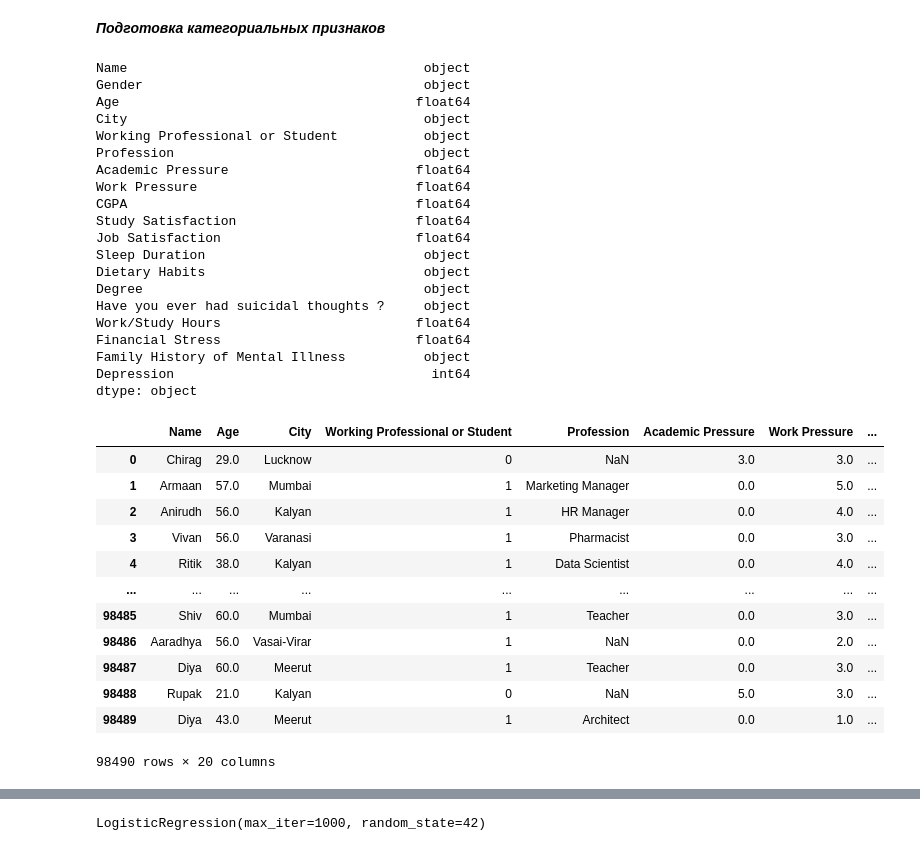
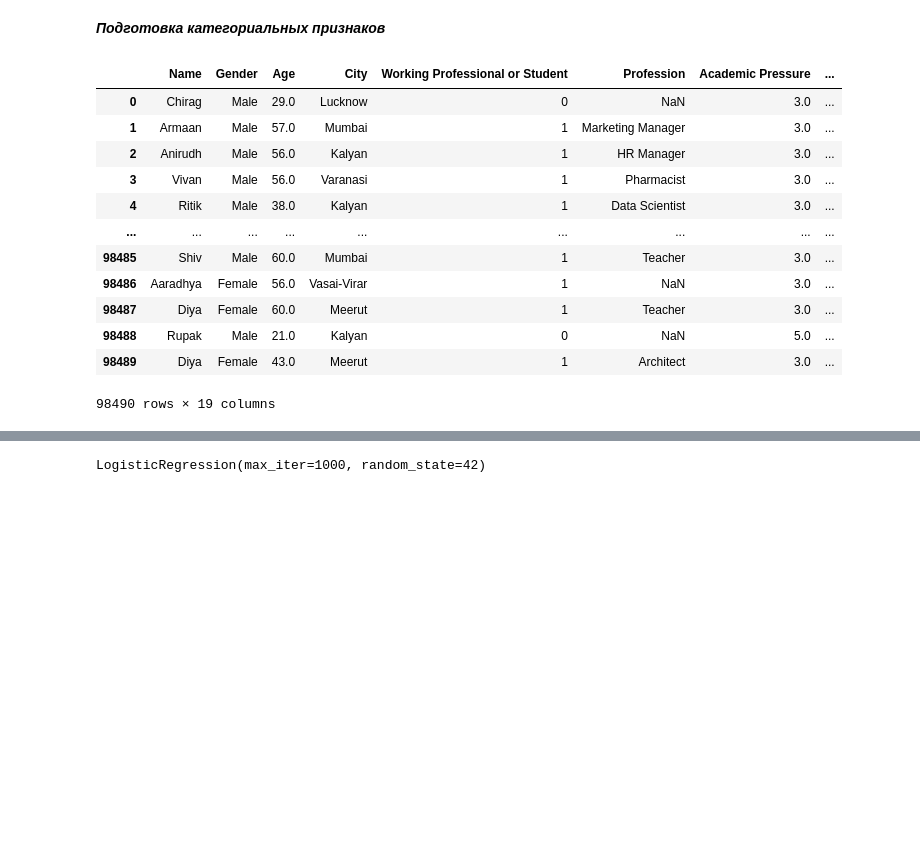
Before and after one commit to NikitaMaltsevvv/SIAFT_INTENSIVE, a Jupyter notebook: baseline.ipynb, the cells around one changed output, grey strips where cells are left out. Cells and saved outputs as stored; diff of their text form; code cells hidden in the pictures; blank space fills up the shorter version.

```diff
--- a/baseline.ipynb
+++ b/baseline.ipynb
@@ -207,58 +220,47 @@ train['Work Pressure'] = train['Work Pressure'].fillna(median_work_pressure)
 # %% [markdown]
 ***Подготовка категориальных признаков***
 # %%
-display(train.dtypes)
-
 train['Working Professional or Student'] = train['Working Professional or Student'].replace({'Working Professional': 1, 'Student': 0, 'nan': 0}).astype(int)
 test['Working Professional or Student'] = test['Working Professional or Student'].replace({'Working Professional': 1, 'Student': 0, 'nan': 0}).astype(int)
 
-train['Academic Pressure'] = train['Academic Pressure'].fillna(0)
-test['Academic Pressure'] = test['Academic Pressure'].fillna(0)
+train['Have you ever had suicidal thoughts ?'] = train['Have you ever had suicidal thoughts ?'].replace({'Yes': 1, 'No': 0, 'nan': 0}).astype(int)
+test['Have you ever had suicidal thoughts ?'] = test['Have you ever had suicidal thoughts ?'].replace({'Yes': 1, 'No': 0, 'nan': 0}).astype(int)
 
-freq = train['Sleep Duration'].value_counts(normalize=True)
-train['Sleep Duration'] = train['Sleep Duration'].map(freq)
+# Создаем One-Hot Encoder с игнорированием неизвестных категорий
+# encoder = OneHotEncoder(sparse_output=False, handle_unknown="ignore")
 
-train['Have you ever had suicidal thoughts ?'] = train['Have you ever had suicidal thoughts ?'].replace({'Yes': 1, 'No': 0, 'nan': 0}).astype(int)
+# Обучаем на train, применяем к train и test
+# onehot_columns_train = encoder.fit_transform(train[['Sleep Duration']])
+# onehot_columns_test = encoder.transform(test[['Sleep Duration']])
 
-train['Family History of Mental Illness'] = train['Family History of Mental Illness'].replace({'Yes': 1, 'No': 0, 'nan': 0}).astype(int)
+# Получаем осмысленные имена столбцов
+# column_names = encoder.get_feature_names_out(["Sleep Duration"])
 
-train = pd.get_dummies(train, columns=['Gender'], dtype=float)
-#train.drop(['Age'])
+# Создаем DataFrame с OHE и правильными именами
+# train_ohe = pd.DataFrame(onehot_columns_train, columns=column_names, index=train.index)
+# test_ohe = pd.DataFrame(onehot_columns_test, columns=column_names, index=test.index)
 
+# Объединяем с исходными DataFrame
+# train = pd.concat([train, train_ohe], axis=1).drop(columns=["Sleep Duration"])
+# test = pd.concat([test, test_ohe], axis=1).drop(columns=["Sleep Duration"])
+
+#train = pd.get_dummies(train, columns=['Gender'], dtype=float)
 display(train)
+# profile_train = ProfileReport(train, title="Profiling Report")
+# profile_train.to_file("train1.html")
 # %% [output]
+|  | Name | Gender | Age | City | Working Professional or Student | Profession | Academic Pressure | ... |
+| 0 | Chirag | Male | 29.0 | Lucknow | 0 | NaN | 3.0 | ... |
+| 1 | Armaan | Male | 57.0 | Mumbai | 1 | Marketing Manager | 3.0 | ... |
+| 2 | Anirudh | Male | 56.0 | Kalyan | 1 | HR Manager | 3.0 | ... |
+| 3 | Vivan | Male | 56.0 | Varanasi | 1 | Pharmacist | 3.0 | ... |
+| 4 | Ritik | Male | 38.0 | Kalyan | 1 | Data Scientist | 3.0 | ... |
+| ... | ... | ... | ... | ... | ... | ... | ... | ... |
+| 98485 | Shiv | Male | 60.0 | Mumbai | 1 | Teacher | 3.0 | ... |
+| 98486 | Aaradhya | Female | 56.0 | Vasai-Virar | 1 | NaN | 3.0 | ... |
+| 98487 | Diya | Female | 60.0 | Meerut | 1 | Teacher | 3.0 | ... |
+| 98488 | Rupak | Male | 21.0 | Kalyan | 0 | NaN | 5.0 | ... |
+| 98489 | Diya | Female | 43.0 | Meerut | 1 | Architect | 3.0 | ... |
-Name                                      object
-Gender                                    object
-Age                                      float64
-City                                      object
-Working Professional or Student           object
-Profession                                object
-Academic Pressure                        float64
-Work Pressure                            float64
-CGPA                                     float64
-Study Satisfaction                       float64
-Job Satisfaction                         float64
-Sleep Duration                            object
-Dietary Habits                            object
-Degree                                    object
-Have you ever had suicidal thoughts ?     object
-Work/Study Hours                         float64
-Financial Stress                         float64
-Family History of Mental Illness          object
-Depression                                 int64
-dtype: object
+98490 rows × 19 columns
-|  | Name | Age | City | Working Professional or Student | Profession | Academic Pressure | Work Pressure | ... |
-| 0 | Chirag | 29.0 | Lucknow | 0 | NaN | 3.0 | 3.0 | ... |
-| 1 | Armaan | 57.0 | Mumbai | 1 | Marketing Manager | 0.0 | 5.0 | ... |
-| 2 | Anirudh | 56.0 | Kalyan | 1 | HR Manager | 0.0 | 4.0 | ... |
-| 3 | Vivan | 56.0 | Varanasi | 1 | Pharmacist | 0.0 | 3.0 | ... |
-| 4 | Ritik | 38.0 | Kalyan | 1 | Data Scientist | 0.0 | 4.0 | ... |
-| ... | ... | ... | ... | ... | ... | ... | ... | ... |
-| 98485 | Shiv | 60.0 | Mumbai | 1 | Teacher | 0.0 | 3.0 | ... |
-| 98486 | Aaradhya | 56.0 | Vasai-Virar | 1 | NaN | 0.0 | 2.0 | ... |
-| 98487 | Diya | 60.0 | Meerut | 1 | Teacher | 0.0 | 3.0 | ... |
-| 98488 | Rupak | 21.0 | Kalyan | 0 | NaN | 5.0 | 3.0 | ... |
-| 98489 | Diya | 43.0 | Meerut | 1 | Architect | 0.0 | 1.0 | ... |
-98490 rows × 20 columns
 # %%
 #sns.scatterplot(x=train['Sleep Duration'], y=train['Age'], hue=train['Depression'])
```
Also changed, not shown: parts of 21 cells of this notebook, 2 other files.
